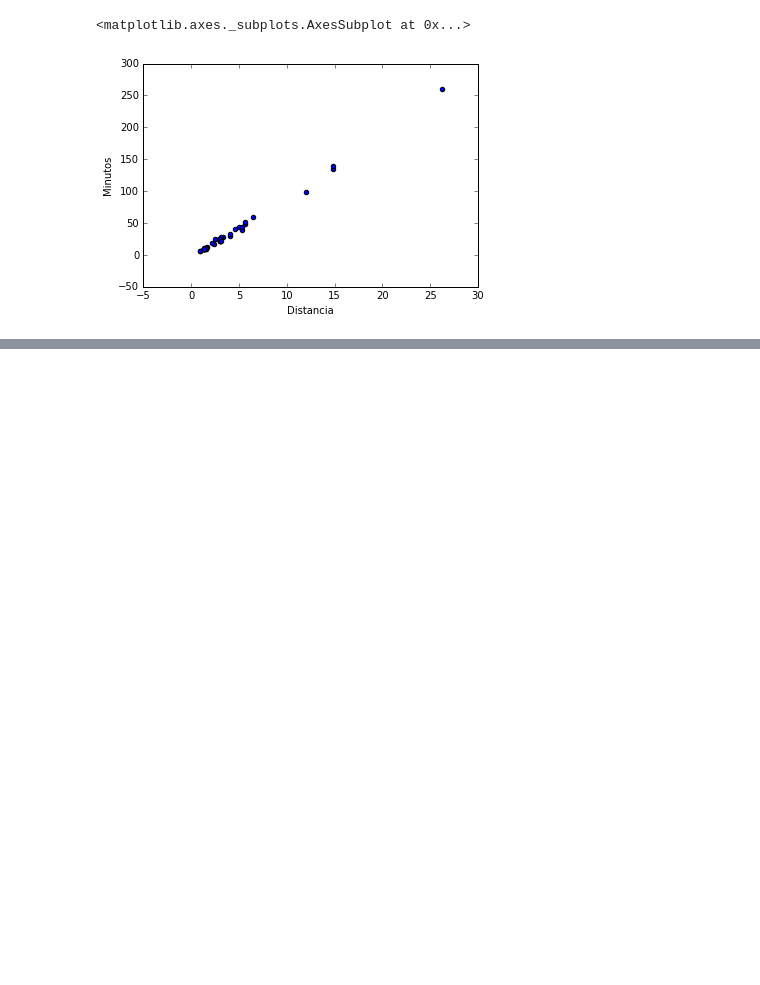
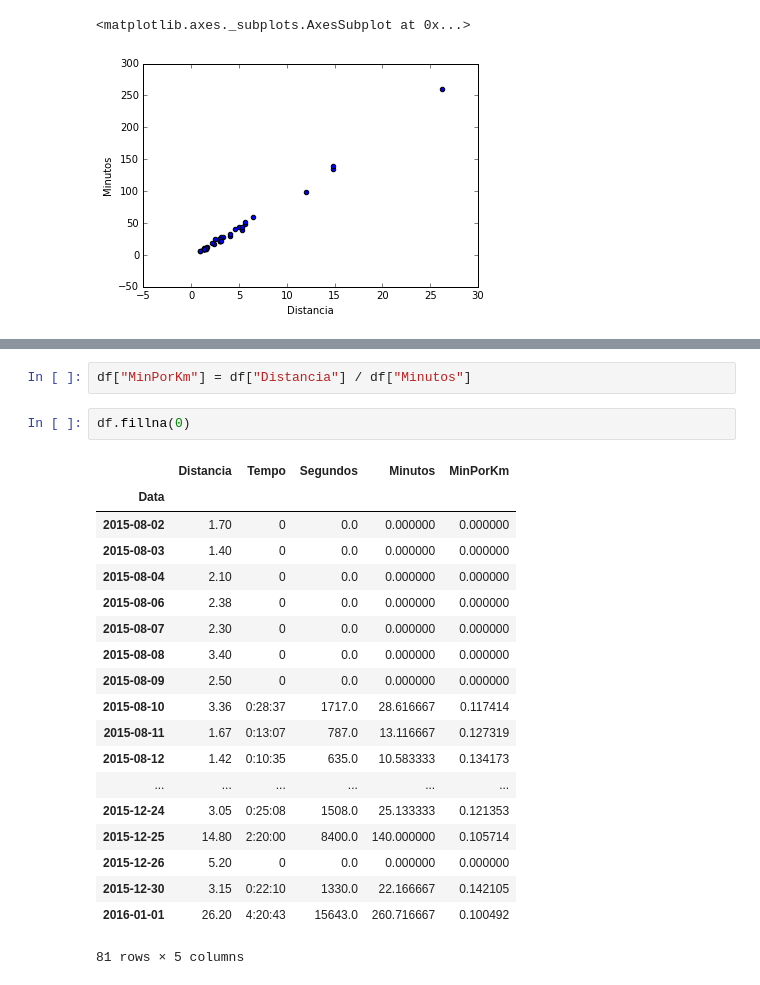
Before and after one commit to rromanini/CursoSpark, a Jupyter notebook: AnaliseExploratoria.ipynb, the cells around one changed output, grey strips where cells are left out. Drawn from its saved outputs; the diff is of its cells as text; blank space fills up the shorter version.

```diff
--- a/AnaliseExploratoria.ipynb
+++ b/AnaliseExploratoria.ipynb
@@ -281,0 +310,24 @@ df.plot(x="Distancia",y="Minutos",kind="scatter")
+# %%
+df["MinPorKm"] = df["Distancia"] / df["Minutos"]
+# %%
+df.fillna(0)
+# %% [output]
+|  | Distancia | Tempo | Segundos | Minutos | MinPorKm |
+| Data |  |  |  |  |  |
+| 2015-08-02 | 1.70 | 0 | 0.0 | 0.000000 | 0.000000 |
+| 2015-08-03 | 1.40 | 0 | 0.0 | 0.000000 | 0.000000 |
+| 2015-08-04 | 2.10 | 0 | 0.0 | 0.000000 | 0.000000 |
+| 2015-08-06 | 2.38 | 0 | 0.0 | 0.000000 | 0.000000 |
+| 2015-08-07 | 2.30 | 0 | 0.0 | 0.000000 | 0.000000 |
+| 2015-08-08 | 3.40 | 0 | 0.0 | 0.000000 | 0.000000 |
+| 2015-08-09 | 2.50 | 0 | 0.0 | 0.000000 | 0.000000 |
+| 2015-08-10 | 3.36 | 0:28:37 | 1717.0 | 28.616667 | 0.117414 |
+| 2015-08-11 | 1.67 | 0:13:07 | 787.0 | 13.116667 | 0.127319 |
+| 2015-08-12 | 1.42 | 0:10:35 | 635.0 | 10.583333 | 0.134173 |
+| ... | ... | ... | ... | ... | ... |
+| 2015-12-24 | 3.05 | 0:25:08 | 1508.0 | 25.133333 | 0.121353 |
+| 2015-12-25 | 14.80 | 2:20:00 | 8400.0 | 140.000000 | 0.105714 |
+| 2015-12-26 | 5.20 | 0 | 0.0 | 0.000000 | 0.000000 |
+| 2015-12-30 | 3.15 | 0:22:10 | 1330.0 | 22.166667 | 0.142105 |
+| 2016-01-01 | 26.20 | 4:20:43 | 15643.0 | 260.716667 | 0.100492 |
+81 rows × 5 columns
```
Also changed, not shown: parts of 8 cells of this notebook.
